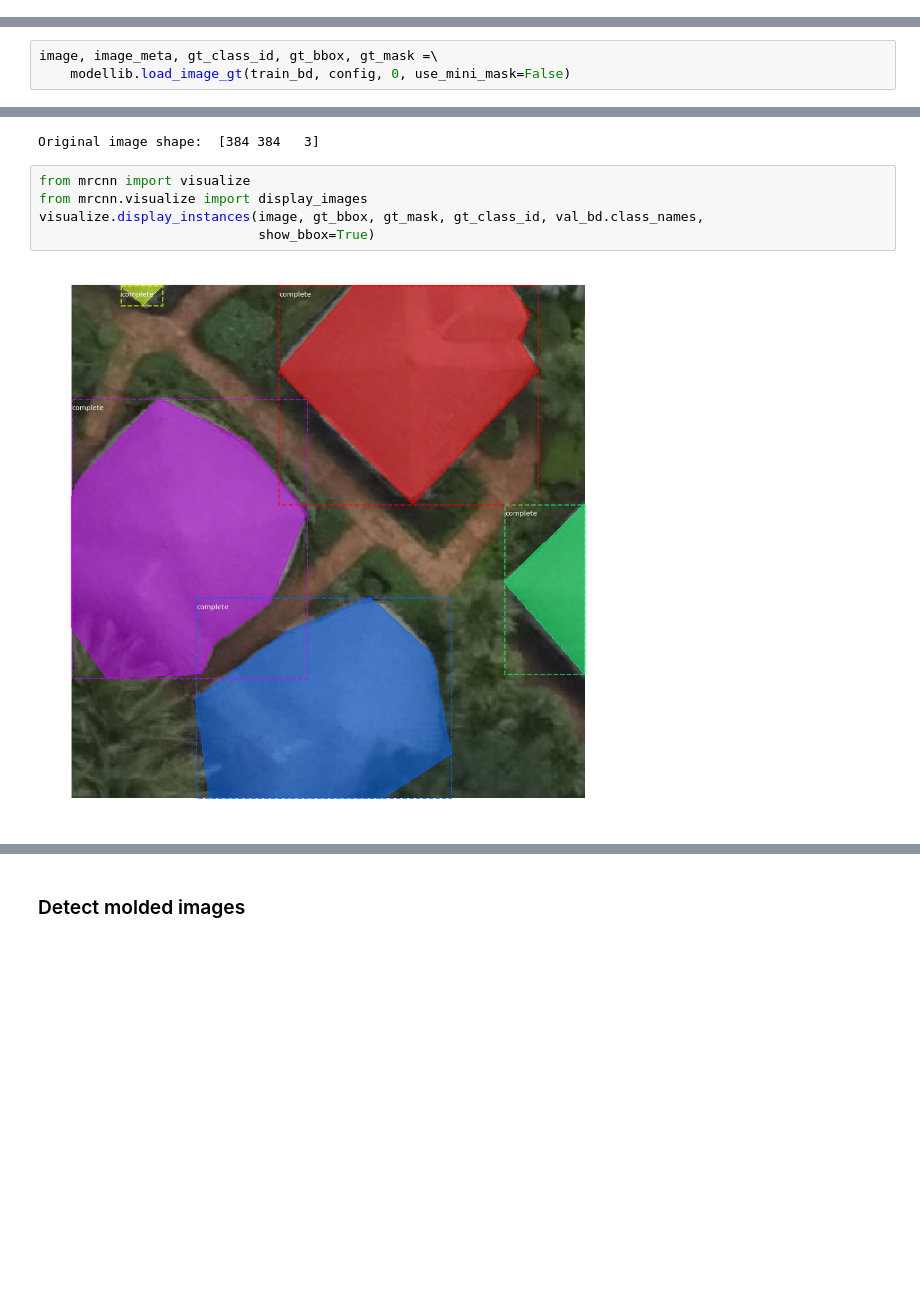
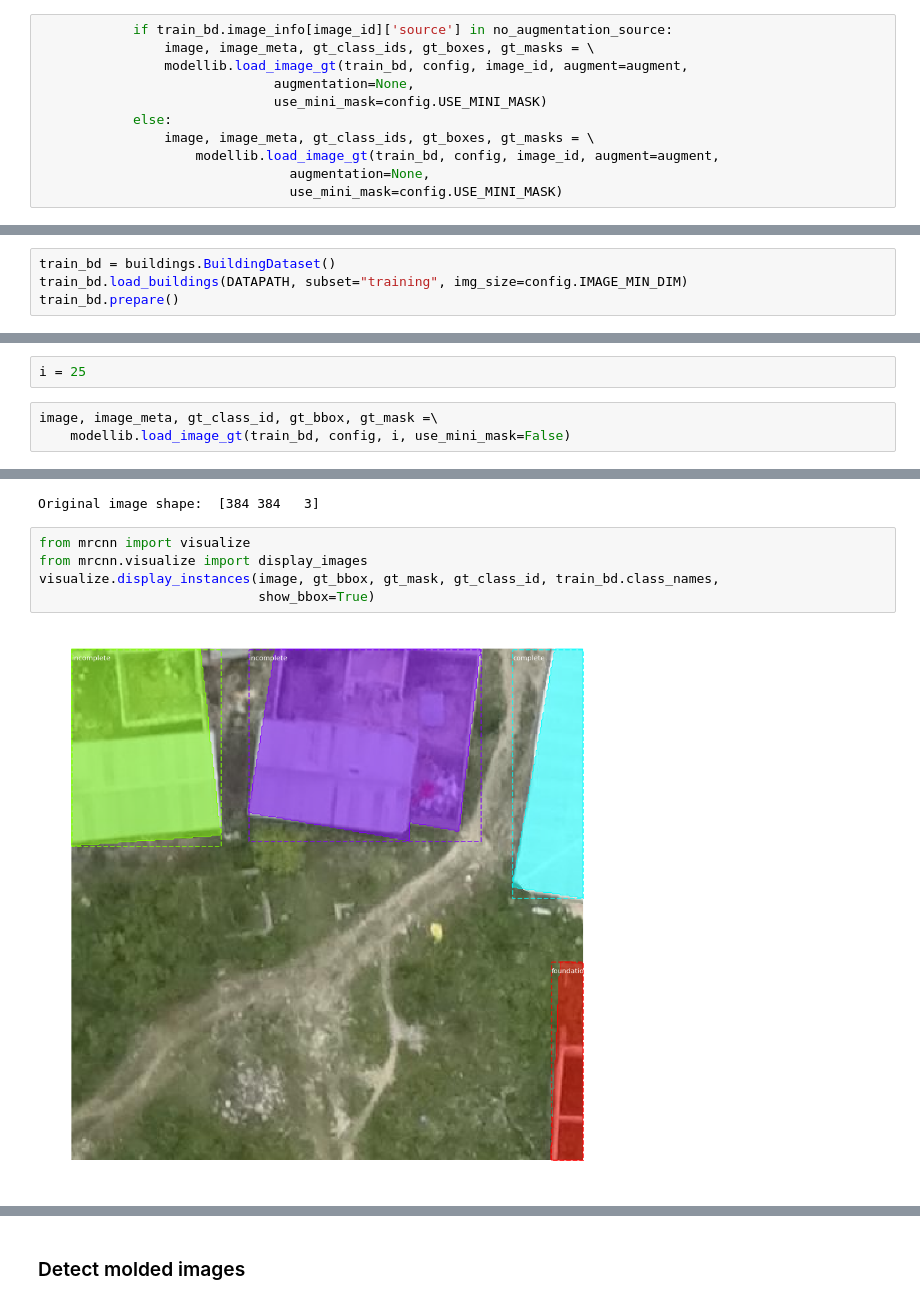
Before and after one commit to Oslandia/tanzania-challenge, a Jupyter notebook: example/building_model.ipynb, the cells around one changed output, grey strips where cells are left out. Saved outputs shown, nothing was run; the diff lists cells and outputs as text; blank space fills up the shorter version.

```diff
--- a/example/building_model.ipynb
+++ b/example/building_model.ipynb
@@ -214,0 +259,11 @@ Epoch 4/30
+# %%
+            if train_bd.image_info[image_id]['source'] in no_augmentation_source:
+                image, image_meta, gt_class_ids, gt_boxes, gt_masks = \
+                modellib.load_image_gt(train_bd, config, image_id, augment=augment,
+                              augmentation=None,
+                              use_mini_mask=config.USE_MINI_MASK)
+            else:
+                image, image_meta, gt_class_ids, gt_boxes, gt_masks = \
+                    modellib.load_image_gt(train_bd, config, image_id, augment=augment,
+                                augmentation=None,
+                                use_mini_mask=config.USE_MINI_MASK)
@@ -215,2 +329,6 @@ Epoch 4/30
 # %% [markdown]
 ## Display training image
+# %%
+train_bd = buildings.BuildingDataset()
+train_bd.load_buildings(DATAPATH, subset="training", img_size=config.IMAGE_MIN_DIM)
+train_bd.prepare()
@@ -217,4 +339,6 @@ Epoch 4/30
+# %%
+i = 25
 # %%
 image, image_meta, gt_class_id, gt_bbox, gt_mask =\
-    modellib.load_image_gt(train_bd, config, 0, use_mini_mask=False)
+    modellib.load_image_gt(train_bd, config, i, use_mini_mask=False)
 # %%
@@ -230,7 +354,7 @@ Original image shape:  [384 384   3]
 # %%
 from mrcnn import visualize
 from mrcnn.visualize import display_images
-visualize.display_instances(image, gt_bbox, gt_mask, gt_class_id, val_bd.class_names,
+visualize.display_instances(image, gt_bbox, gt_mask, gt_class_id, train_bd.class_names,
                             show_bbox=True)
 # %% [output]
-[figure, old version]
+[figure, new version]
```
Also changed, not shown: parts of 41 cells of this notebook, 1 other file.
